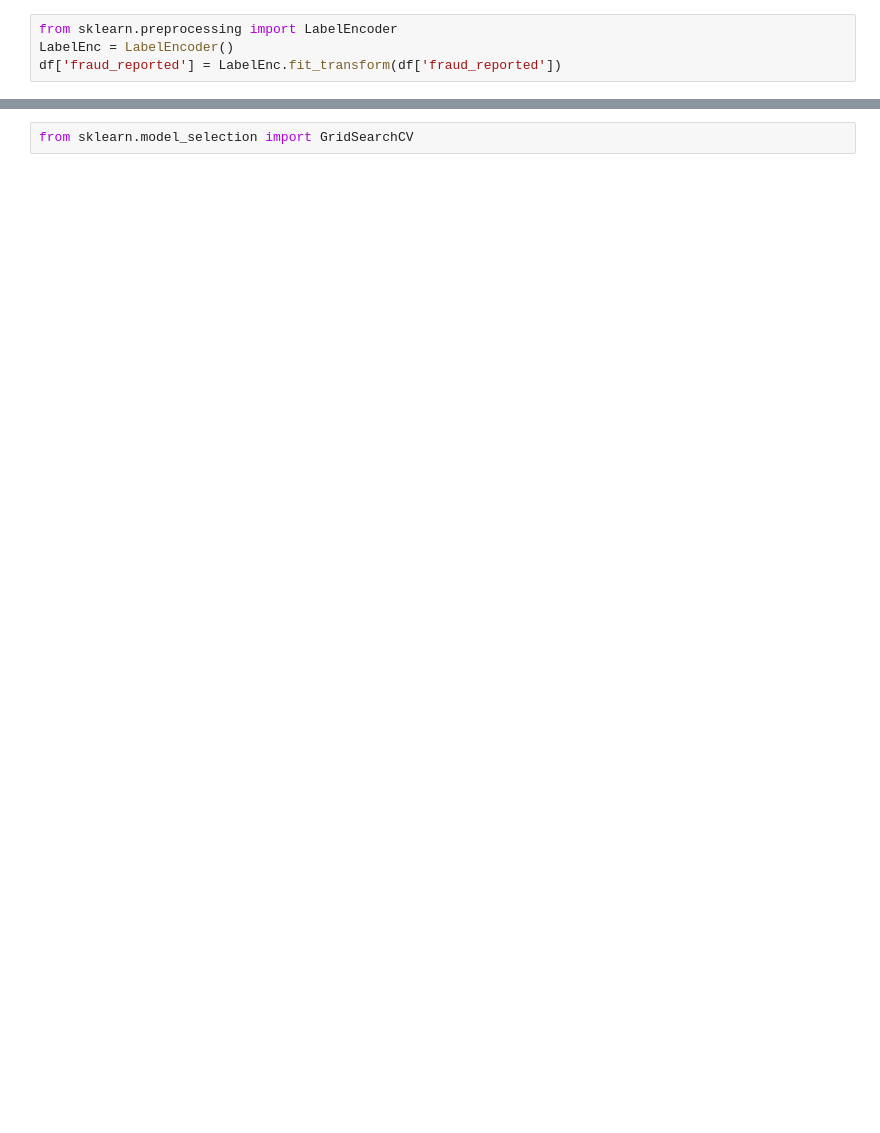
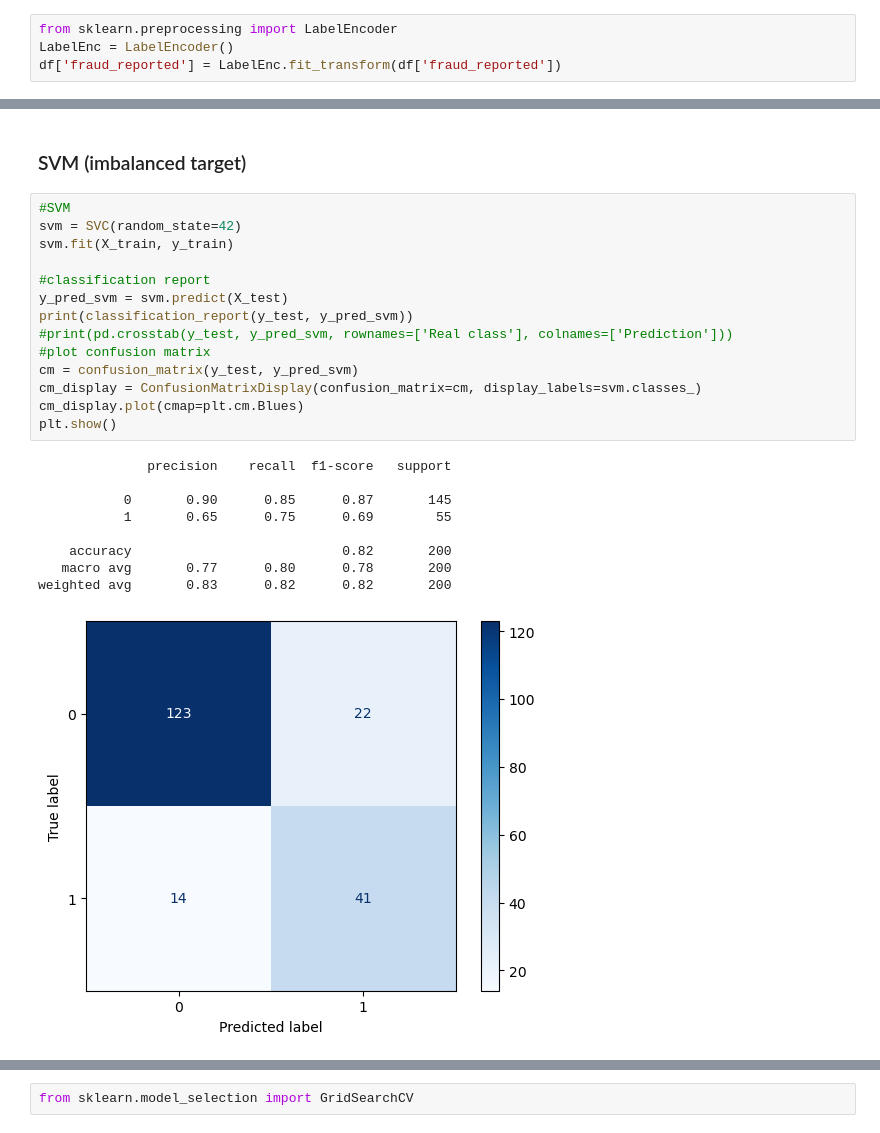
Before and after one commit to BertrandTcheuffa/claim_predict, a Jupyter notebook: data_cleaning_new.ipynb, the cells around one changed output, grey strips where cells are left out. Drawn from its saved outputs; the diff is of its cells as text; blank space fills up the shorter version.

```diff
--- a/data_cleaning_new.ipynb
+++ b/data_cleaning_new.ipynb
@@ -279,0 +305,26 @@ plt.show();
+# %% [markdown]
+### SVM (imbalanced target)
+# %%
+#SVM
+svm = SVC(random_state=42)
+svm.fit(X_train, y_train)
+
+#classification report
+y_pred_svm = svm.predict(X_test)
+print(classification_report(y_test, y_pred_svm))
+#print(pd.crosstab(y_test, y_pred_svm, rownames=['Real class'], colnames=['Prediction']))
+#plot confusion matrix
+cm = confusion_matrix(y_test, y_pred_svm)
+cm_display = ConfusionMatrixDisplay(confusion_matrix=cm, display_labels=svm.classes_)
+cm_display.plot(cmap=plt.cm.Blues)
+plt.show()
+# %% [output]
+              precision    recall  f1-score   support
+
+           0       0.90      0.85      0.87       145
+           1       0.65      0.75      0.69        55
+
+    accuracy                           0.82       200
+   macro avg       0.77      0.80      0.78       200
+weighted avg       0.83      0.82      0.82       200
+[figure, added]
```
Also changed, not shown: parts of 92 cells of this notebook, 6 other files.
